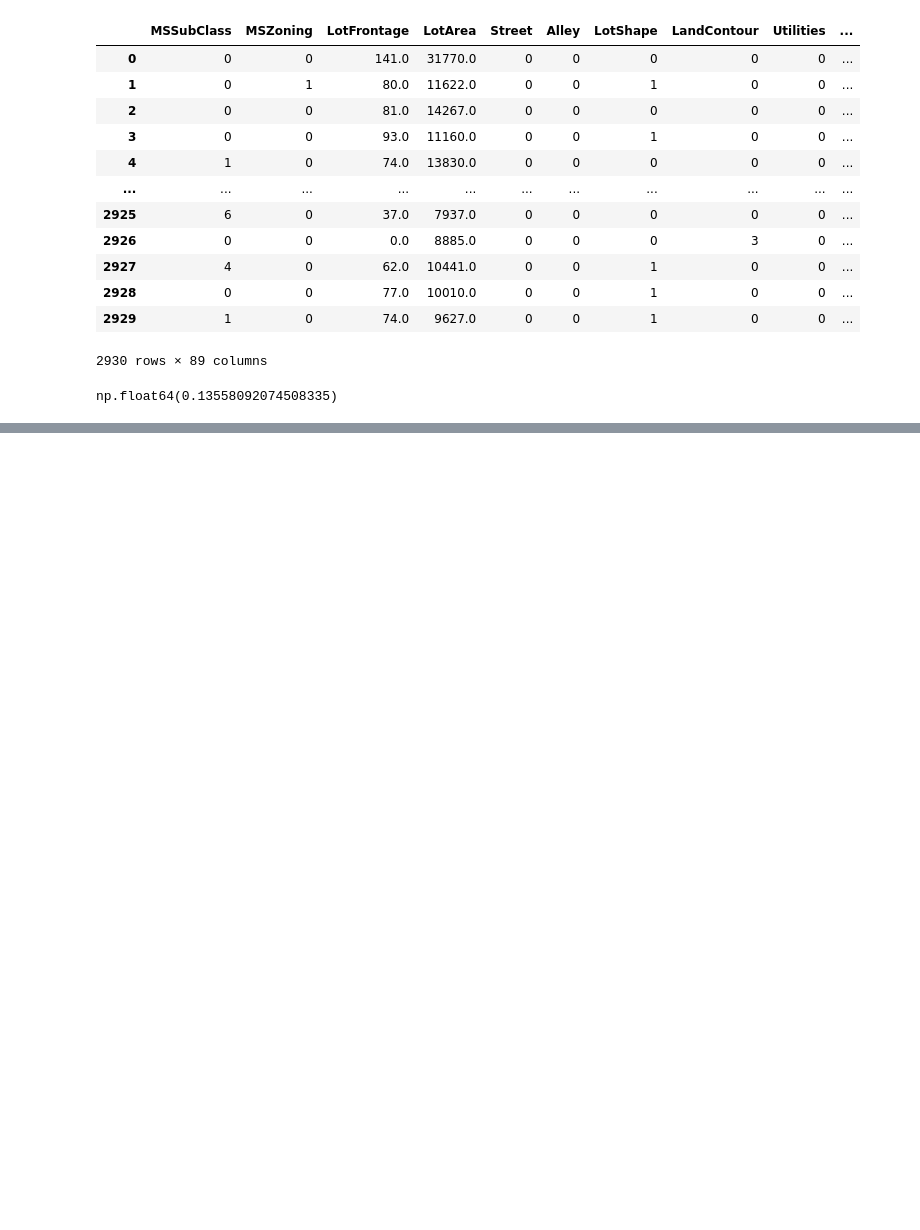
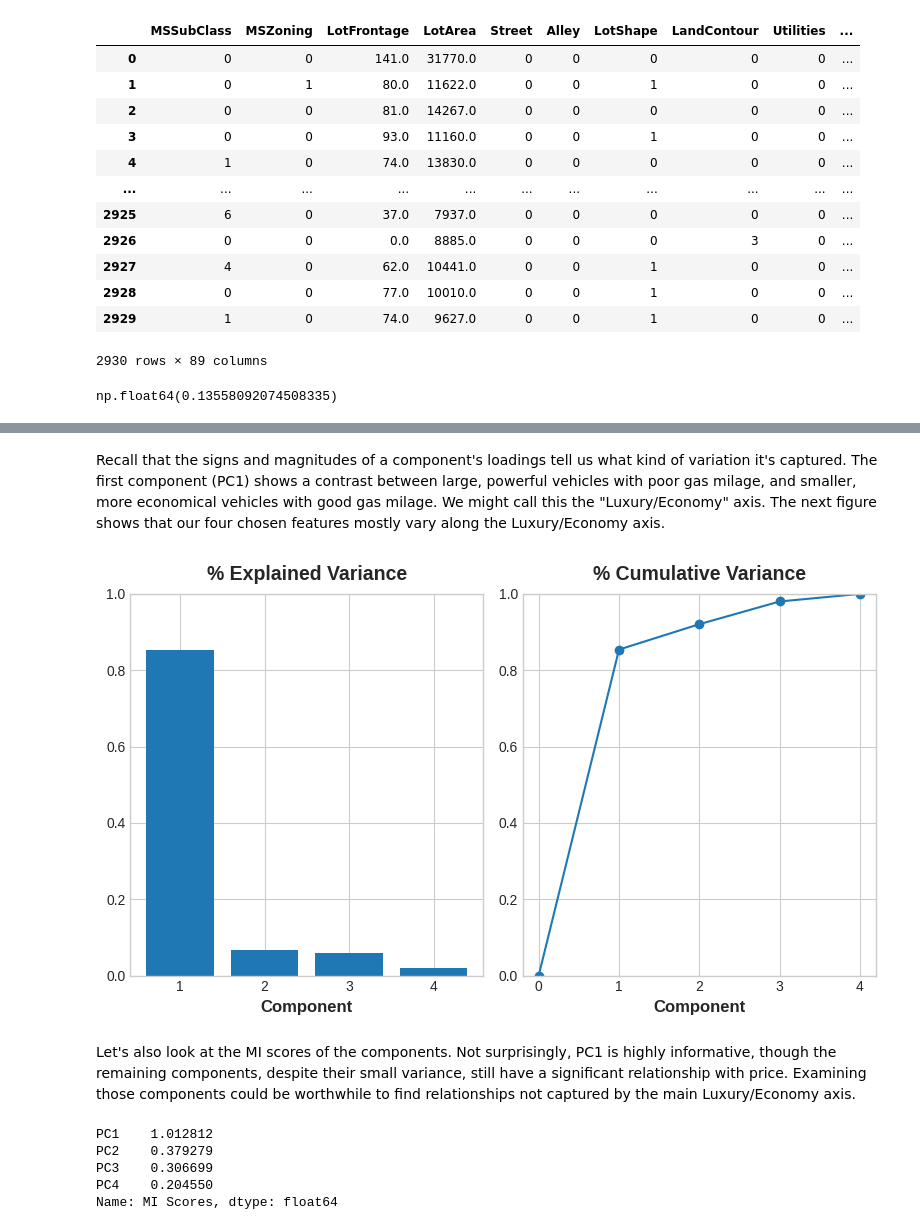
Before and after one commit to oktavianuu/machine-learning-notes, a Jupyter notebook: feature-engineering/creating_feature.ipynb, the cells around one changed output, grey strips where cells are left out. Cells and saved outputs as stored; diff of their text form; code cells hidden in the pictures; blank space fills up the shorter version.

```diff
--- a/feature-engineering/creating_feature.ipynb
+++ b/feature-engineering/creating_feature.ipynb
@@ -423,0 +497,10 @@ These new features are called the principal components of the data. The weights
+# %%
+features = ["highway_mpg", "engine_size", "horsepower", "curb_weight"]
+
+X = df_autos.copy()
+y = X.pop("price")
+X = X.loc[:, features]
+
+# Standardize (Z-score)
+X_autos_scaled = (X - X.mean(axis=0)) / X.std(axis=0)
+X_autos_scaled
@@ -423,0 +523,12 @@ These new features are called the principal components of the data. The weights
+# %%
+from sklearn.decomposition import PCA
+
+# create pc
+pca = PCA()
+X_autos_pca = pca.fit_transform(X_autos_scaled)
+
+# convert to df
+component_names = [f"PC{i+1}" for i in range(X_autos_pca.shape[1])]
+X_autos_pca = pd.DataFrame(X_autos_pca, columns=component_names)
+
+X_autos_pca.head()
@@ -423,0 +557,20 @@ These new features are called the principal components of the data. The weights
+# %% [markdown]
+Recall that the signs and magnitudes of a component's loadings tell us what kind of variation it's captured. The first component (PC1) shows a contrast between large, powerful vehicles with poor gas milage, and smaller, more economical vehicles with good gas milage. We might call this the "Luxury/Economy" axis. The next figure shows that our four chosen features mostly vary along the Luxury/Economy axis.
+# %%
+plot_variance(pca);
+# %% [output]
+[figure, added]
+# %% [markdown]
+Let's also look at the MI scores of the components. Not surprisingly, PC1 is highly informative, though the remaining components, despite their small variance, still have a significant relationship with price. Examining those components could be worthwhile to find relationships not captured by the main Luxury/Economy axis.
+# %%
+from IPython.display import display
+from sklearn.feature_selection import mutual_info_regression
+
+mi_scores = make_mi_scores(X_autos_pca, y, discrete_features=False)
+mi_scores
+# %% [output]
+PC1    1.012812
+PC2    0.379279
+PC3    0.306699
+PC4    0.204550
+Name: MI Scores, dtype: float64
```
Also changed, not shown: parts of 18 cells of this notebook.
